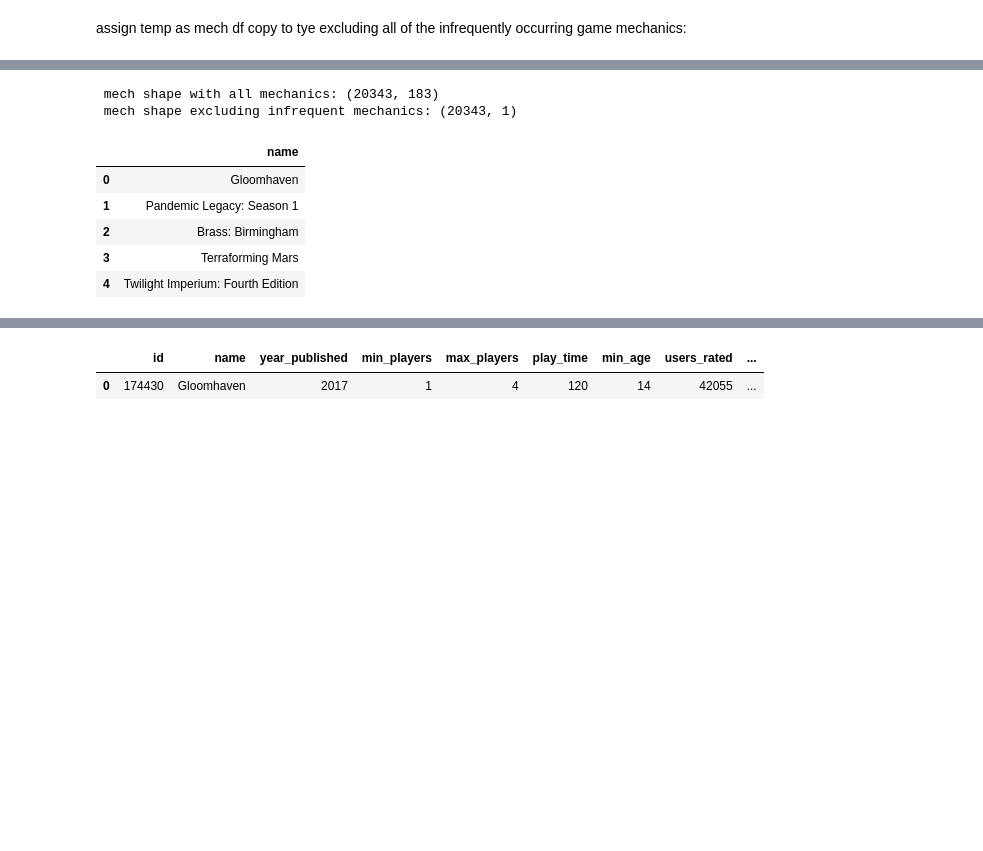
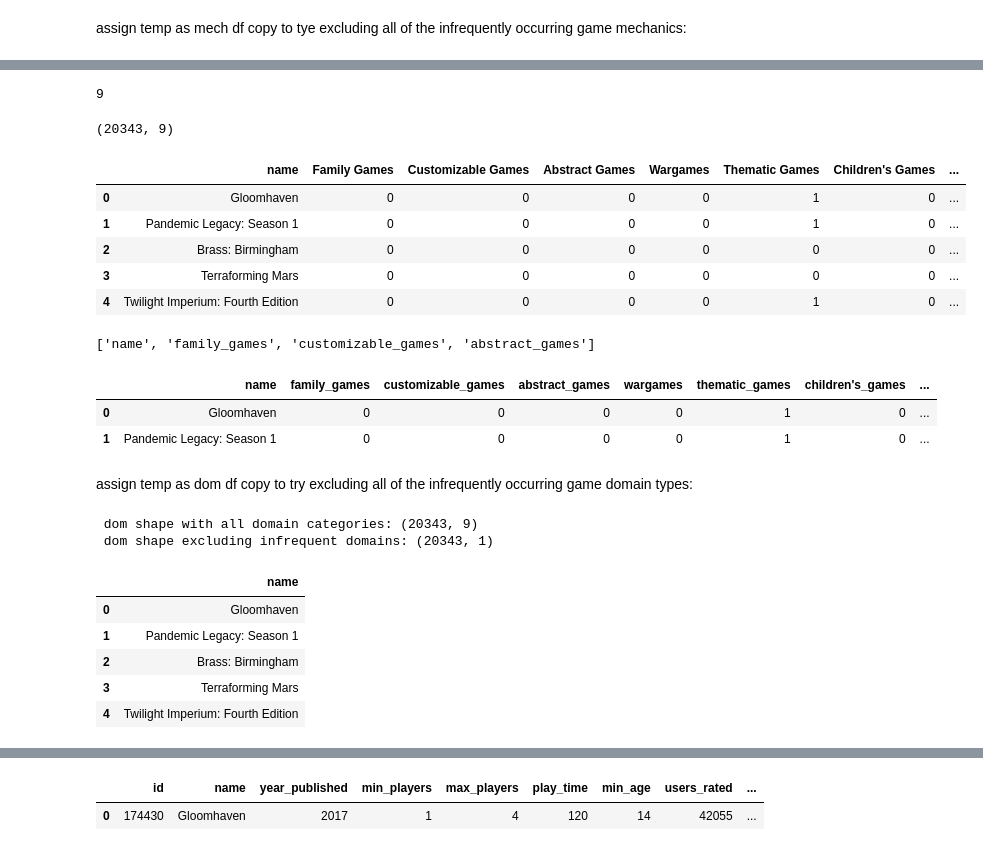
Before and after one commit to jdormaar/Boardgame_Preferences_Predictive_Analysis, a Jupyter notebook: workbook/notebook.ipynb, the cells around one changed output, grey strips where cells are left out. Drawn from its saved outputs; the diff is of its cells as text; code cells hidden in the pictures; blank space fills up the shorter version.

Commit message:
EDA: numeric encoding mechanics and domain types

```diff
--- a/workbook/notebook.ipynb
+++ b/workbook/notebook.ipynb
@@ -898,0 +957,3 @@ assign temp as mech df copy to tye excluding all of the infrequently occurring g
+# %%
+df['domains'].fillna('', inplace=True)
+df['domains'].isna().sum()
@@ -898,0 +962,5 @@ assign temp as mech df copy to tye excluding all of the infrequently occurring g
+# %%
+dom = df[['name', 'domains']].copy()
+dom['domains'] = dom['domains'].apply(lambda x: x.split(', '))
+
+dom.head()
@@ -898,0 +974,57 @@ assign temp as mech df copy to tye excluding all of the infrequently occurring g
+# %%
+s1 = set(dom['domains'][0])
+
+s1 = set()
+dom['domains'] = dom['domains'].apply(lambda x: set(x))
+
+for i in dom['domains']:
+  s1 |= i
+
+len(s1)
+# %% [output]
+9
+# %%
+for item in s1:
+  dom[item] = dom['domains'].apply(lambda x: int(item in x))
+
+temp = dom.drop(columns=['domains', '']).copy()
+
+print(temp.shape)
+temp.head()
+# %% [output]
+(20343, 9)
+|  | name | Family Games | Customizable Games | Abstract Games | Wargames | Thematic Games | Children's Games | ... |
+| 0 | Gloomhaven | 0 | 0 | 0 | 0 | 1 | 0 | ... |
+| 1 | Pandemic Legacy: Season 1 | 0 | 0 | 0 | 0 | 1 | 0 | ... |
+| 2 | Brass: Birmingham | 0 | 0 | 0 | 0 | 0 | 0 | ... |
+| 3 | Terraforming Mars | 0 | 0 | 0 | 0 | 0 | 0 | ... |
+| 4 | Twilight Imperium: Fourth Edition | 0 | 0 | 0 | 0 | 1 | 0 | ... |
+# %%
+# create list of column titles
+cols = temp.columns.tolist()
+
+# change the spaces to underscores
+cols = [x.replace(' ', '_') for x in cols]
+cols = [x.replace('_/_', '/') for x in cols]
+
+# convert all to lower case
+cols = [x.lower() for x in cols]
+
+# confirm results by printing a few,
+cols[:4]
+# %% [output]
+['name', 'family_games', 'customizable_games', 'abstract_games']
+# %%
+# Create a dictionary keying the old headings to the new:
+old_cols = temp.columns.tolist()
+col_map = dict(zip(old_cols, cols))
+
+# Rename the columns in the table.
+temp = temp.rename(columns=col_map)
+
+dom = temp.copy()
+dom.head(2)
+# %% [output]
+|  | name | family_games | customizable_games | abstract_games | wargames | thematic_games | children's_games | ... |
+| 0 | Gloomhaven | 0 | 0 | 0 | 0 | 1 | 0 | ... |
+| 1 | Pandemic Legacy: Season 1 | 0 | 0 | 0 | 0 | 1 | 0 | ... |
@@ -899,14 +1034,16 @@ assign temp as mech df copy to tye excluding all of the infrequently occurring g
+# %% [markdown]
+assign temp as dom df copy to try excluding all of the infrequently occurring game domain types:
 # %%
-print(f' mech shape with all mechanics: {mech.shape}')
+print(f' dom shape with all domain categories: {dom.shape}')
 
-temp = mech.copy()
+temp = dom.copy()
 temp.drop([col for col, val in temp.nunique().iteritems() if val < 10], axis=1, inplace=True)
 
-print(f' mech shape excluding infrequent mechanics: {temp.shape}')
+print(f' dom shape excluding infrequent domains: {temp.shape}')
 temp.head()
 # %% [output]
- mech shape with all mechanics: (20343, 183)
- mech shape excluding infrequent mechanics: (20343, 1)
+ dom shape with all domain categories: (20343, 9)
+ dom shape excluding infrequent domains: (20343, 1)
 |  | name |
 | 0 | Gloomhaven |
 | 1 | Pandemic Legacy: Season 1 |
```
Also changed, not shown: parts of 19 cells of this notebook, 2 other files.
